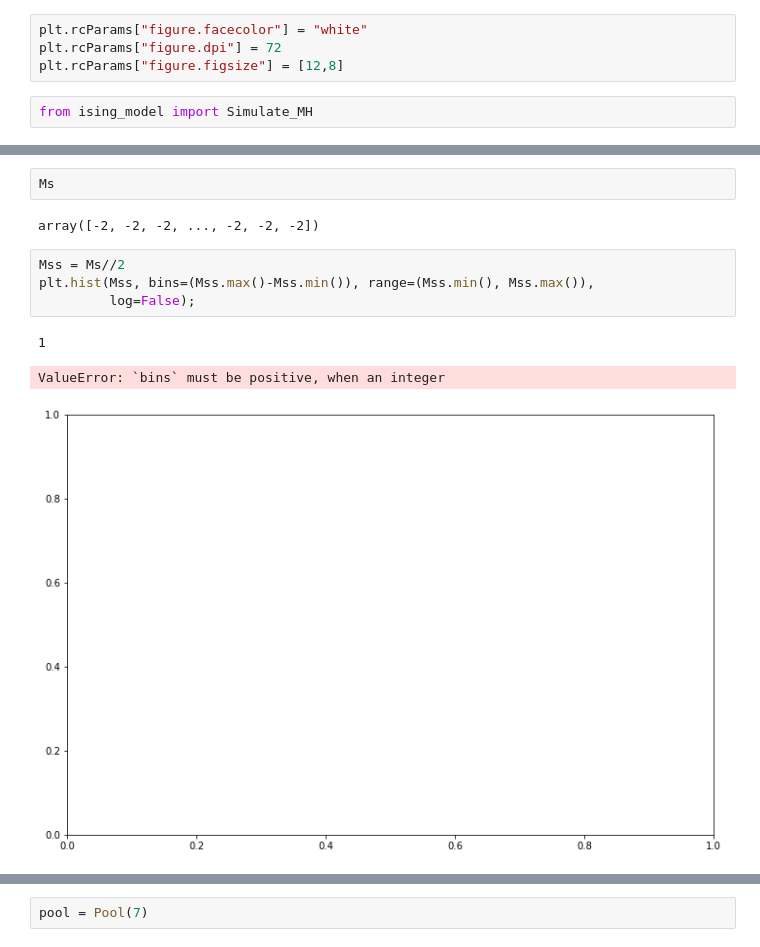
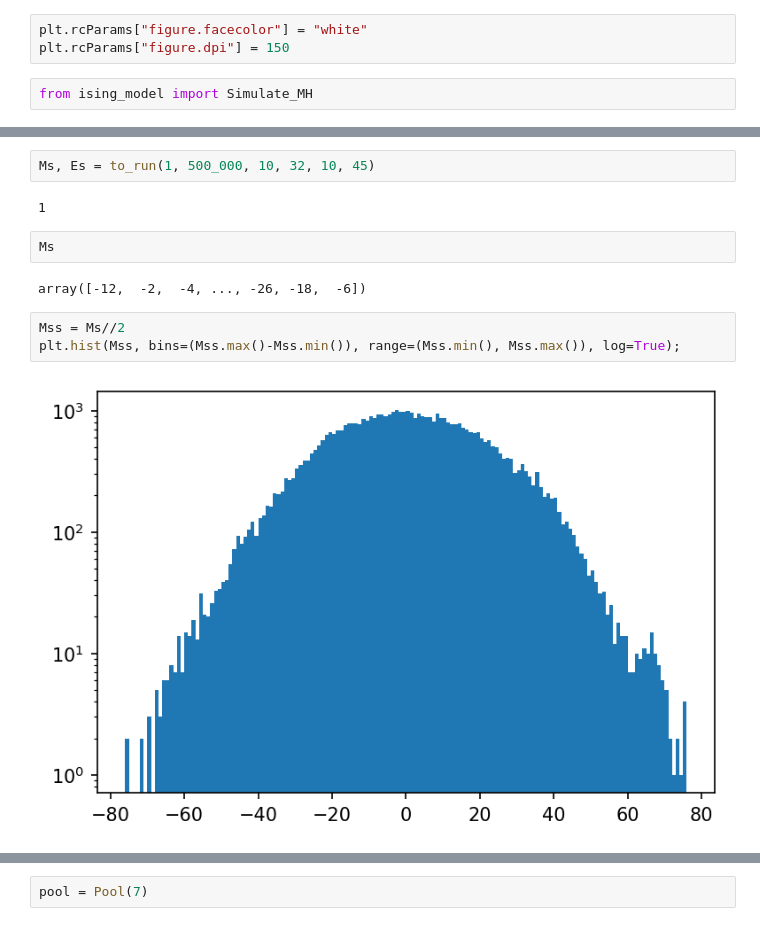
Before and after one commit to ashmat98/ising-model, a Jupyter notebook: python/test.ipynb, the cells around one changed output, grey strips where cells are left out. Cells and saved outputs as stored; diff of their text form.

```diff
--- a/python/test.ipynb
+++ b/python/test.ipynb
@@ -9,6 +11,5 @@ import importlib
 # %%
 plt.rcParams["figure.facecolor"] = "white"
-plt.rcParams["figure.dpi"] = 72
-plt.rcParams["figure.figsize"] = [12,8]
+plt.rcParams["figure.dpi"] = 150
 # %%
 from ising_model import Simulate_MH
@@ -29,12 +26,13 @@ array([22, 22, 22, ..., 22, 22, 22])
+# %%
+Ms, Es = to_run(1, 500_000, 10, 32, 10, 45)
+# %% [output]
+1
 # %%
 Ms
 # %% [output]
-array([-2, -2, -2, ..., -2, -2, -2])
+array([-12,  -2,  -4, ..., -26, -18,  -6])
 # %%
 Mss = Ms//2
-plt.hist(Mss, bins=(Mss.max()-Mss.min()), range=(Mss.min(), Mss.max()),
-         log=False);
+plt.hist(Mss, bins=(Mss.max()-Mss.min()), range=(Mss.min(), Mss.max()), log=True);
 # %% [output]
-1
-ValueError: `bins` must be positive, when an integer
-[figure, old version]
+[figure, new version]
```
Also changed, not shown: parts of 15 cells of this notebook, 5 other files.
